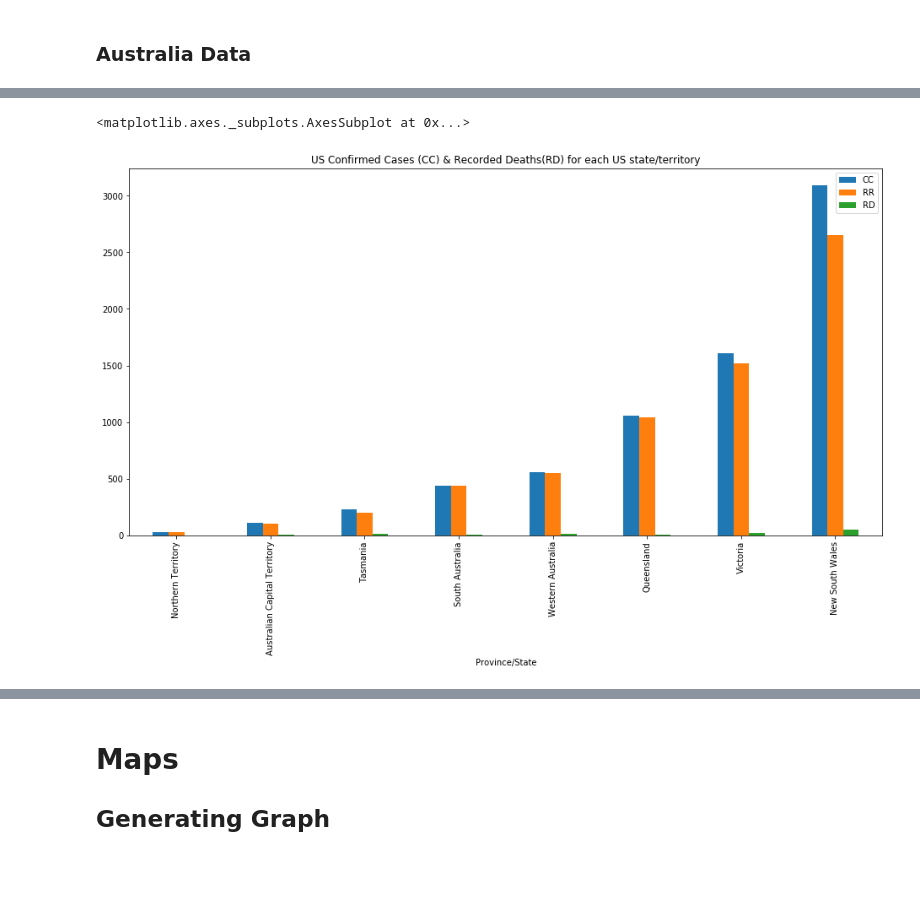
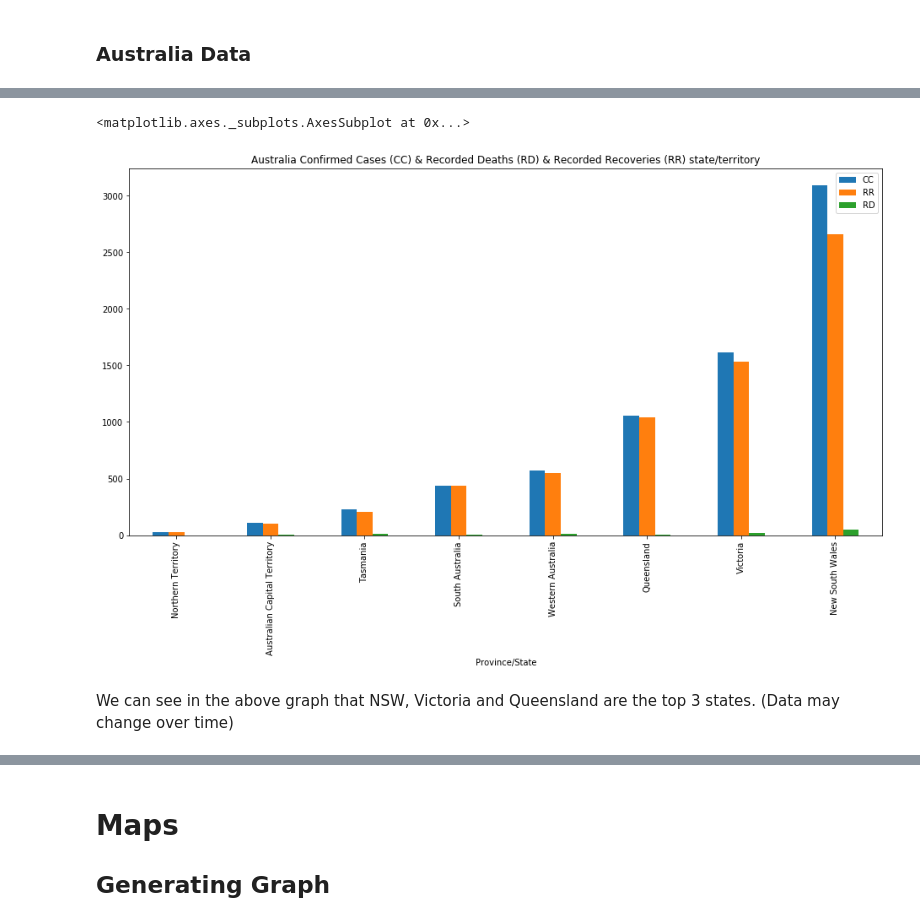
Before and after one commit to Ccamm/coronavirus_network, a Jupyter notebook: coronavirus_timeline.ipynb, the cells around one changed output, grey strips where cells are left out. Cells and saved outputs as stored; diff of their text form; code cells hidden in the pictures; blank space fills up the shorter version.

```diff
--- a/coronavirus_timeline.ipynb
+++ b/coronavirus_timeline.ipynb
@@ -229,10 +247,12 @@ ausMerged
 # %%
 # Shows the bar graph for each state
-title = 'US Confirmed Cases (CC) & Recorded Deaths(RD) for each US state/territory'
+title = 'Australia Confirmed Cases (CC) & Recorded Deaths (RD) & Recorded Recoveries (RR) state/territory'
 ausMerged.plot.bar(x='Province/State', y=['CC', 'RR', 'RD'], figsize=(16, 8), title=title)
 # %% [output]
 <matplotlib.axes._subplots.AxesSubplot at 0x...>
-[figure, old version]
+[figure, new version]
+# %% [markdown]
+We can see in the above graph that NSW, Victoria and Queensland are the top 3 states. (Data may change over time)
 # %%
 datasets['covid_us_deaths']
 # %% [output]
```
Also changed, not shown: parts of 94 cells of this notebook, 1 other file.
